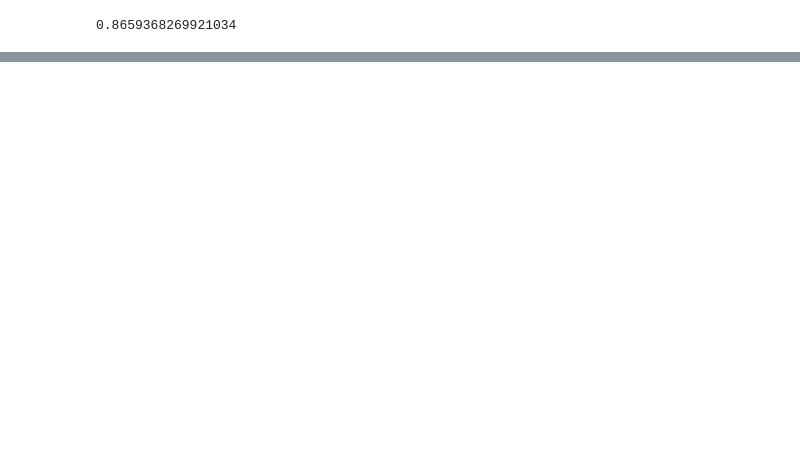
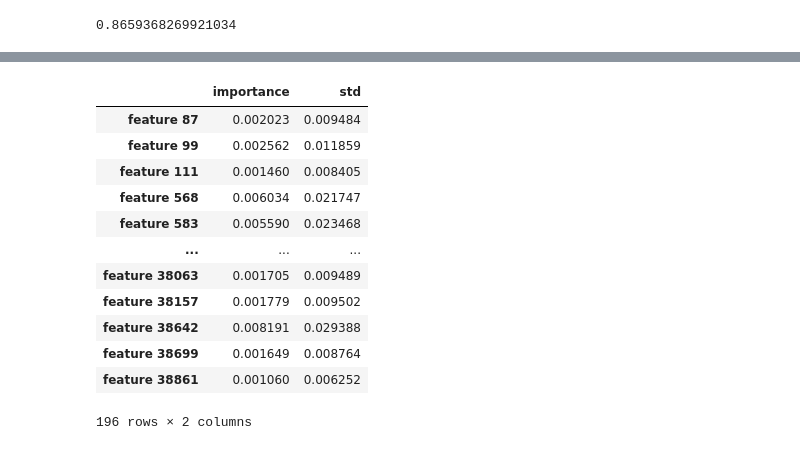
Before and after one commit to lukpytlewski/NLP, a Jupyter notebook: NLP.ipynb, the cells around one changed output, grey strips where cells are left out. Drawn from its saved outputs; the diff is of its cells as text; code cells hidden in the pictures; blank space fills up the shorter version.

```diff
--- a/NLP.ipynb
+++ b/NLP.ipynb
@@ -255,0 +427,17 @@ count.vocabulary_
+# %%
+features_new2=features_new[features_new['importance']>0.001]
+features_new2
+# %% [output]
+|  | importance | std |
+| feature 87 | 0.002023 | 0.009484 |
+| feature 99 | 0.002562 | 0.011859 |
+| feature 111 | 0.001460 | 0.008405 |
+| feature 568 | 0.006034 | 0.021747 |
+| feature 583 | 0.005590 | 0.023468 |
+| ... | ... | ... |
+| feature 38063 | 0.001705 | 0.009489 |
+| feature 38157 | 0.001779 | 0.009502 |
+| feature 38642 | 0.008191 | 0.029388 |
+| feature 38699 | 0.001649 | 0.008764 |
+| feature 38861 | 0.001060 | 0.006252 |
+196 rows × 2 columns
```
Also changed, not shown: parts of 27 cells of this notebook.
